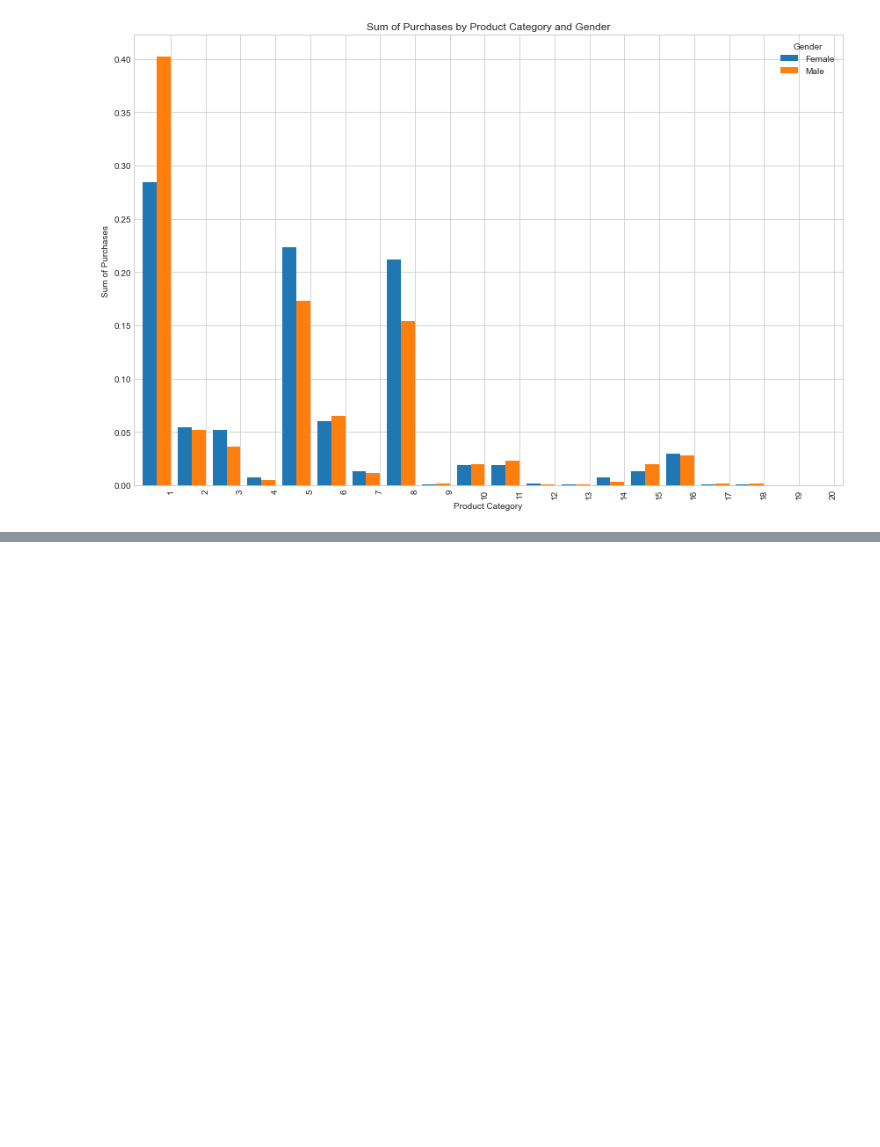
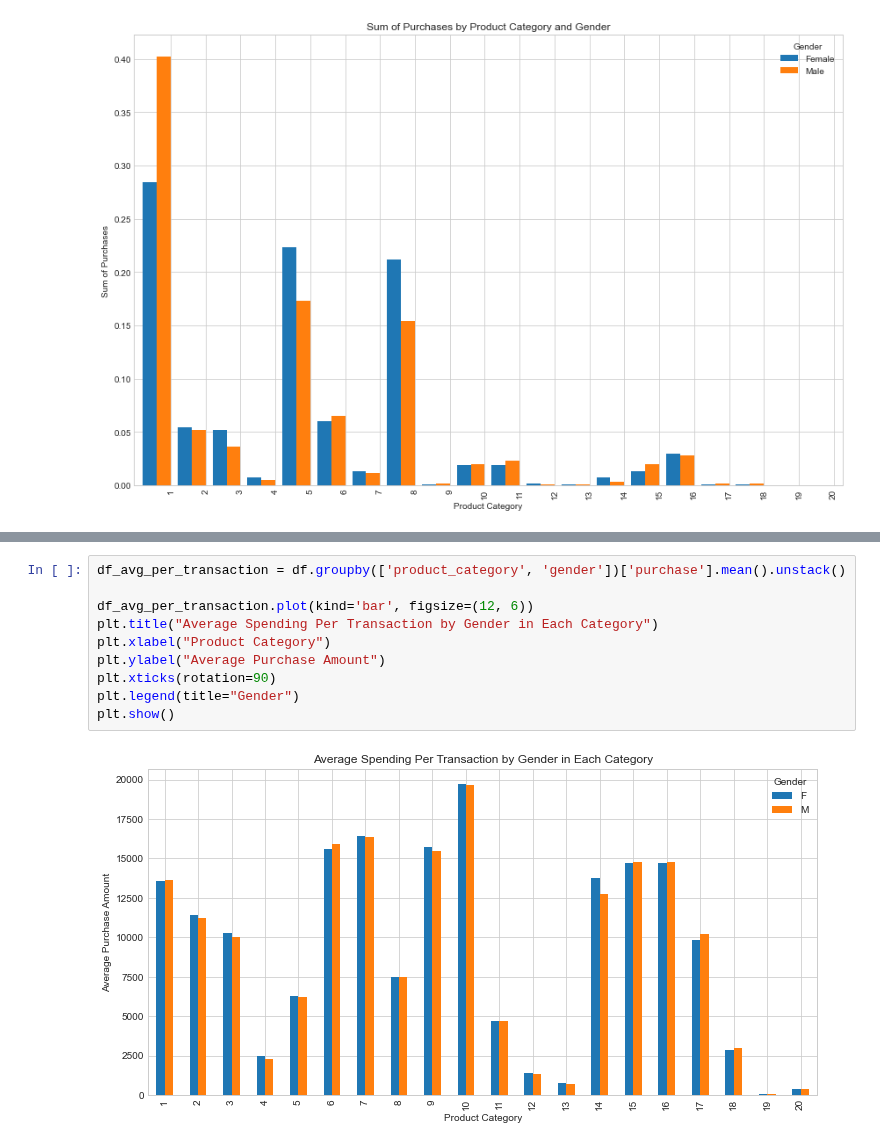
Before and after one commit to Green-Kiwie/Extreme-Couponers-Walmart-Black-Friday, a Jupyter notebook: joe-explore.ipynb, the cells around one changed output, grey strips where cells are left out. Cells and saved outputs as stored; diff of their text form; blank space fills up the shorter version.

```diff
--- a/joe-explore.ipynb
+++ b/joe-explore.ipynb
@@ -282,0 +320,12 @@ plt.show()
+# %%
+df_avg_per_transaction = df.groupby(['product_category', 'gender'])['purchase'].mean().unstack()
+
+df_avg_per_transaction.plot(kind='bar', figsize=(12, 6))
+plt.title("Average Spending Per Transaction by Gender in Each Category")
+plt.xlabel("Product Category")
+plt.ylabel("Average Purchase Amount")
+plt.xticks(rotation=90)
+plt.legend(title="Gender")
+plt.show()
+# %% [output]
+[figure, added]
```
Also changed, not shown: parts of 13 cells of this notebook.
